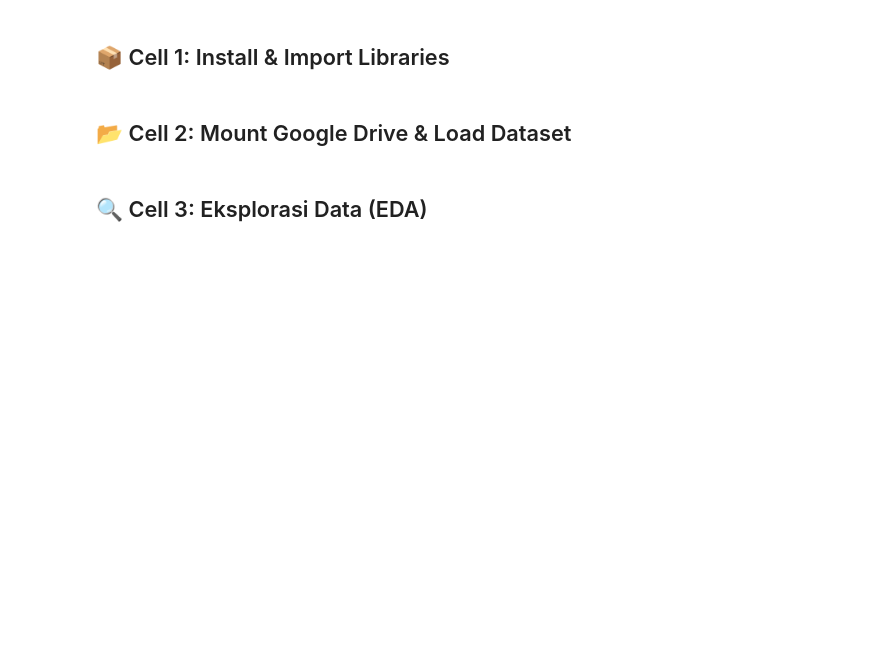
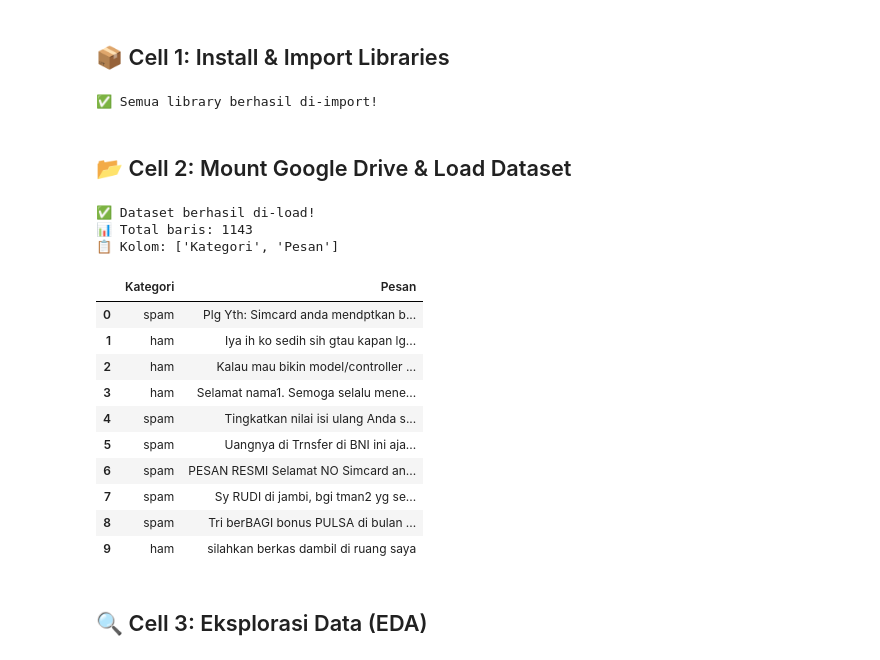
Before and after one commit to Alexandro-S-O/phising-detection, a Jupyter notebook: notebooks/01_message_classification.ipynb, the cells around one changed output. Cells and saved outputs as stored; diff of their text form; code cells hidden in the pictures; blank space fills up the shorter version.

Commit message:
fix bug in notebook 01

```diff
--- a/notebooks/01_message_classification.ipynb
+++ b/notebooks/01_message_classification.ipynb
@@ -13,12 +13,15 @@ Load Data → Preprocessing → TF-IDF → Train Model → Evaluate → Save Res
 # %% [markdown]
 ## 📦 Cell 1: Install & Import Libraries
 # %%
-# Cell 1: Import Libraries & Path Setup
+# Install libraries yang mungkin belum ada di Colab
+!pip install scikit-learn pandas matplotlib seaborn -q
+
 import pandas as pd
 import numpy as np
 import matplotlib.pyplot as plt
 import seaborn as sns
-import os, re, joblib, warnings
+import os
+
 from sklearn.feature_extraction.text import TfidfVectorizer
 from sklearn.linear_model import LogisticRegression
 from sklearn.model_selection import train_test_split
@@ -26,36 +29,42 @@ from sklearn.metrics import (
     accuracy_score, precision_score, recall_score,
     f1_score, classification_report, confusion_matrix
 )
+import joblib
+import warnings
 warnings.filterwarnings('ignore')
 
-# Notebook ada di /notebooks/, data & result ada di parent folder
-BASE_DIR   = os.path.abspath(os.path.join(os.getcwd(), '..'))
-FIG_DIR    = os.path.join(BASE_DIR, 'result', 'figures')
-METRIC_DIR = os.path.join(BASE_DIR, 'result', 'metrics')
-os.makedirs(FIG_DIR, exist_ok=True)
-os.makedirs(METRIC_DIR, exist_ok=True)
-
-print('Libraries imported.')
-print(f'BASE_DIR   : {BASE_DIR}')
-print(f'FIG_DIR    : {FIG_DIR}')
-print(f'METRIC_DIR : {METRIC_DIR}')
+print('✅ Semua library berhasil di-import!')
+# %% [output]
+✅ Semua library berhasil di-import!
 # %% [markdown]
 ## 📂 Cell 2: Mount Google Drive & Load Dataset
 # %%
-# Cell 2: Load Dataset
-DATASET_PATH = os.path.join(BASE_DIR, 'data', 'sms_spam_indo.csv')
 
+# ⚠️ SESUAIKAN path ini dengan lokasi file di Google Drive kalian
+DATASET_PATH = 'D:\BINUS\Semester 4\RM\phising-detection\data\sms_spam_indo.csv'
+
+# Load dataset
 df = pd.read_csv(DATASET_PATH)
 
-# Standardize column names langsung setelah load
-df = df.rename(columns={'Pesan': 'text', 'Kategori': 'label_str'})
-df['label'] = df['label_str'].map({'ham': 0, 'spam': 1})
-df = df.dropna(subset=['label']).reset_index(drop=True)
-df['label'] = df['label'].astype(int)
-
-print(f'Dataset loaded: {len(df)} rows')
-print(f'Kolom: {list(df.columns)}')
+print(f'✅ Dataset berhasil di-load!')
+print(f'📊 Total baris: {len(df)}')
+print(f'📋 Kolom: {list(df.columns)}')
 df.head(10)
+# %% [output]
+✅ Dataset berhasil di-load!
+📊 Total baris: 1143
+📋 Kolom: ['Kategori', 'Pesan']
+|  | Kategori | Pesan |
+| 0 | spam | Plg Yth: Simcard anda mendptkan b... |
+| 1 | ham | Iya ih ko sedih sih gtau kapan lg... |
+| 2 | ham | Kalau mau bikin model/controller ... |
+| 3 | ham | Selamat nama1. Semoga selalu mene... |
+| 4 | spam | Tingkatkan nilai isi ulang Anda s... |
+| 5 | spam | Uangnya di Trnsfer di BNI ini aja... |
+| 6 | spam | PESAN RESMI Selamat NO Simcard an... |
+| 7 | spam | Sy RUDI di jambi, bgi tman2 yg se... |
+| 8 | spam | Tri berBAGI bonus PULSA di bulan ... |
+| 9 | ham | silahkan berkas dambil di ruang saya |
 # %% [markdown]
 ## 🔍 Cell 3: Eksplorasi Data (EDA)
 # %%
```
Also changed, not shown: parts of 10 cells of this notebook, 2 other files.
